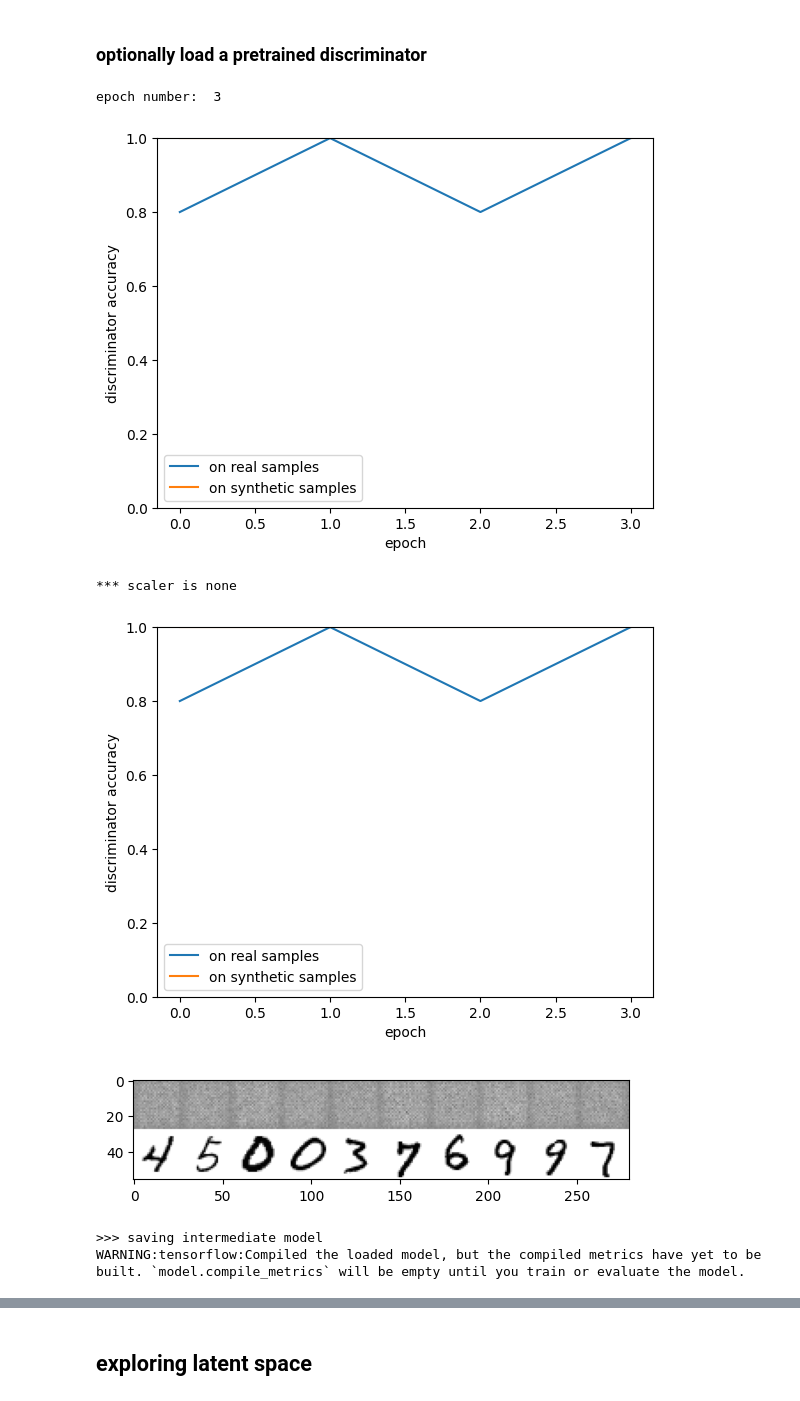
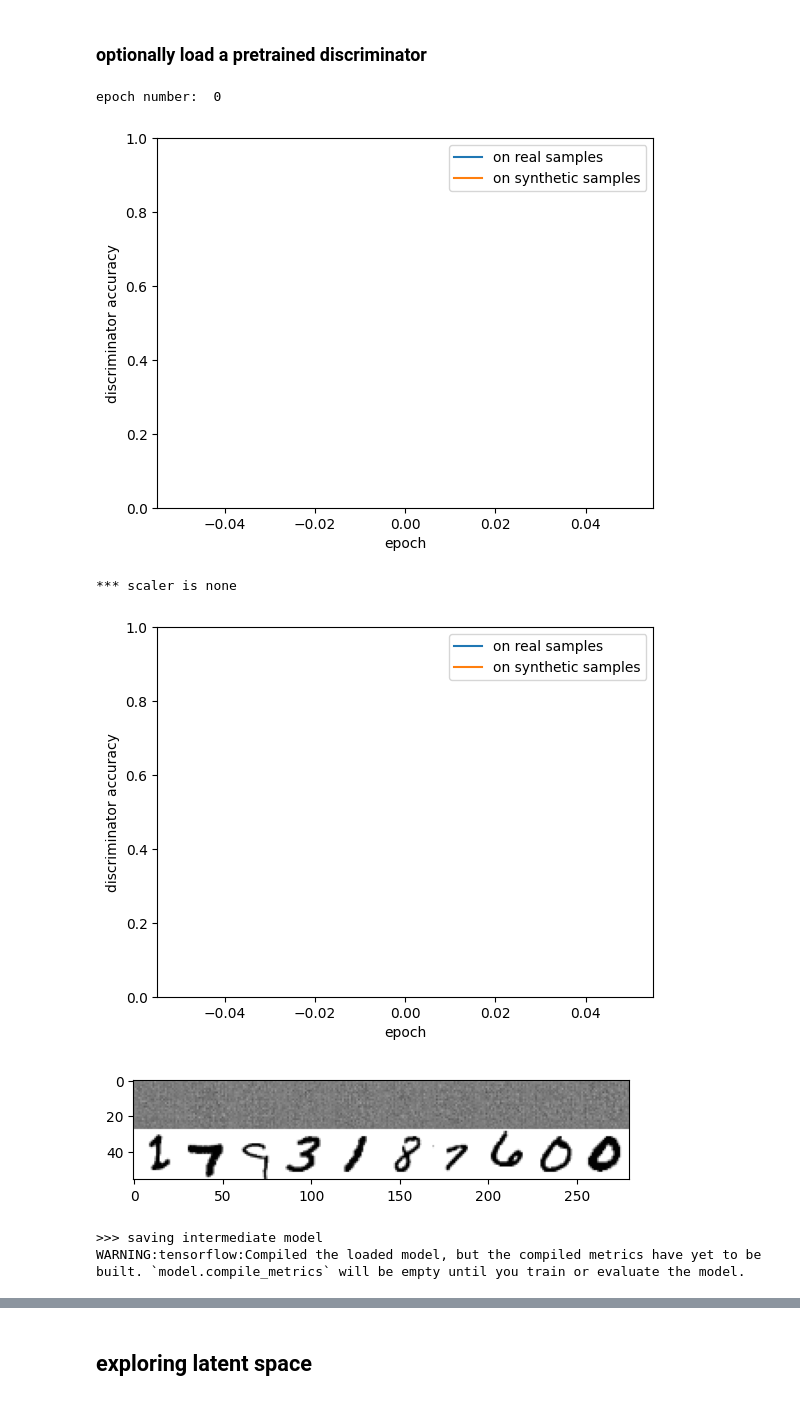
Before and after one commit to tsubu01/MP-GAN, a Jupyter notebook: MP-GAN_Notebook.ipynb, the cells around one changed output, grey strips where cells are left out. Saved outputs shown, nothing was run; the diff lists cells and outputs as text; code cells hidden in the pictures.

```diff
--- a/MP-GAN_Notebook.ipynb
+++ b/MP-GAN_Notebook.ipynb
@@ -174,20 +175,20 @@ None
 # %%
 start = time.time()
 mygan.train(scaleddata,
             scaler=scaler,
-            n_epochs=4,
+            n_epochs=1,
             n_batch=256,
             n_eval=1,
             progress_bar=True,
             train_discriminator=True,
             file_prefix='venvtest')
 stop = time.time()
 print('train time: {}'.format(stop - start))
 # %% [output]
-epoch number:  3
+epoch number:  0
-[figure, old version]
+[figure, new version]
 *** scaler is none
-[figure, old version]
+[figure, new version]
-[figure, old version]
+[figure, new version]
 >>> saving intermediate model
 WARNING:tensorflow:Compiled the loaded model, but the compiled metrics have yet to be built. `model.compile_metrics` will be empty until you train or evaluate the model.
```
Also changed, not shown: parts of 9 cells of this notebook, 2 other files.
